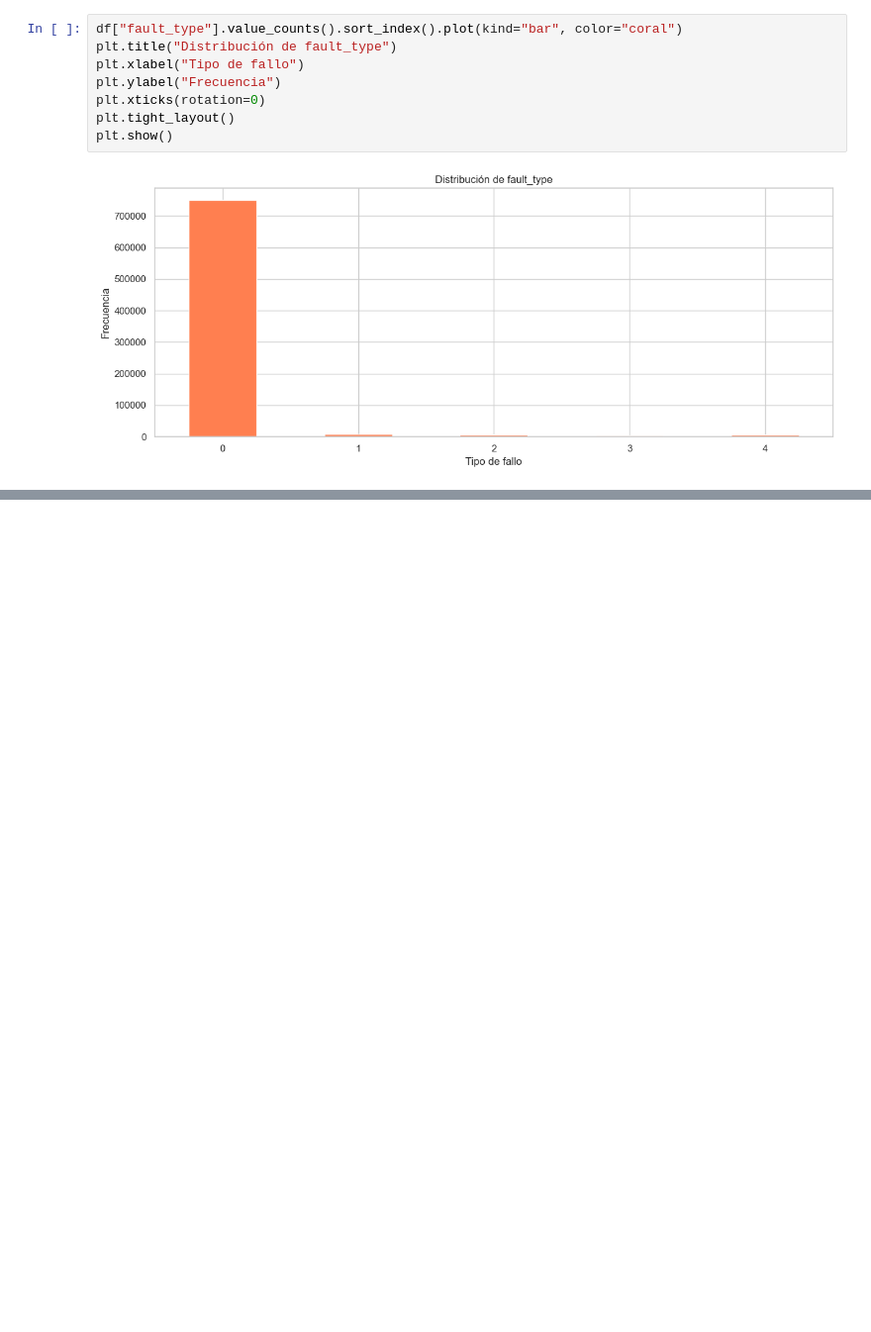
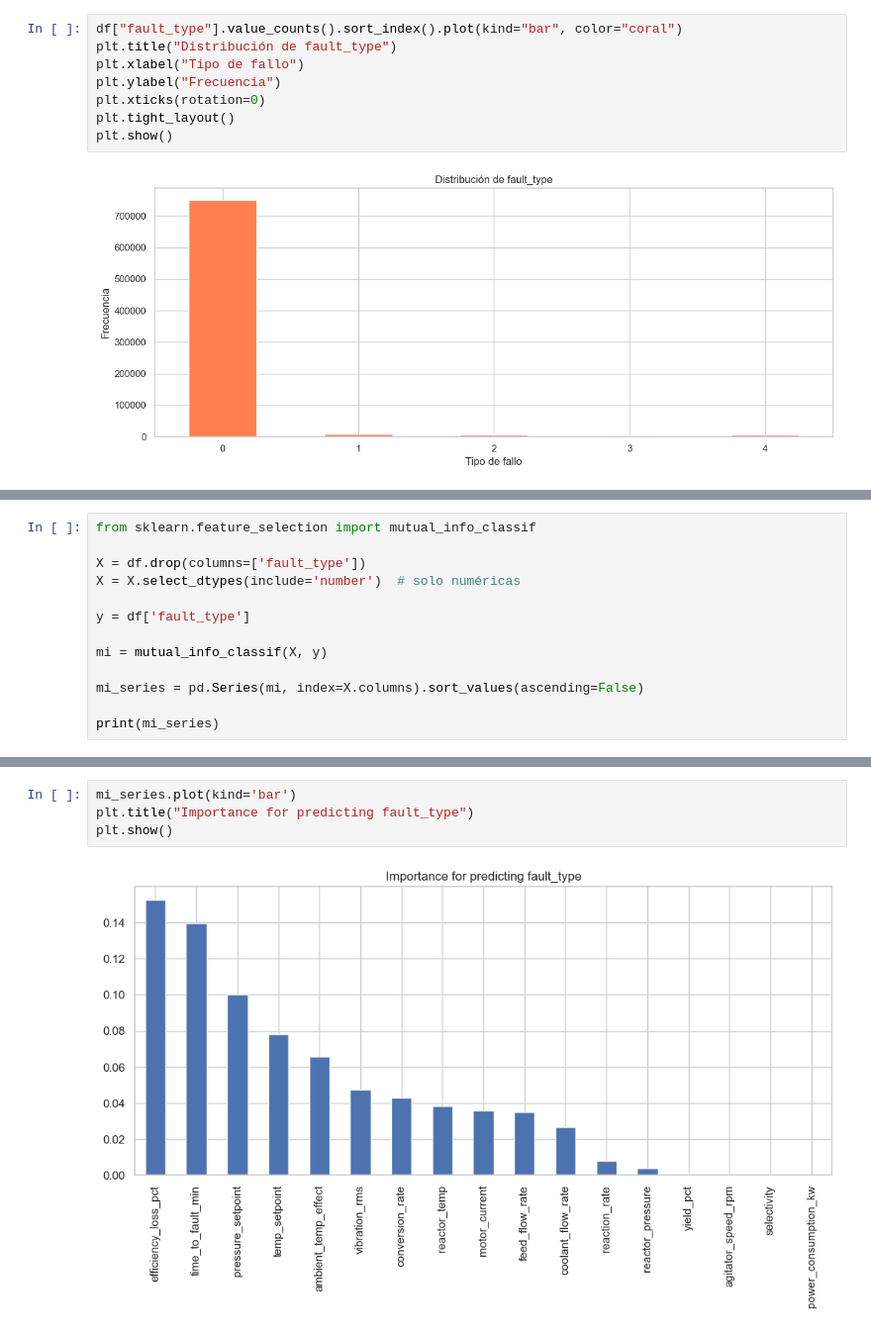
Before and after one commit to danielgonzalezmotos22/Mantenimiento_predictivo, a Jupyter notebook: src/notebooks/preprocesado.ipynb, the cells around one changed output, grey strips where cells are left out. Shown at 99% size. Drawn from its saved outputs; the diff is of its cells as text; blank space fills up the shorter version.

```diff
--- a/src/notebooks/preprocesado.ipynb
+++ b/src/notebooks/preprocesado.ipynb
@@ -374,0 +415,13 @@ plt.show()
+# %%
+from sklearn.feature_selection import mutual_info_classif
+
+X = df.drop(columns=['fault_type'])
+X = X.select_dtypes(include='number')  # solo numéricas
+
+y = df['fault_type']
+
+mi = mutual_info_classif(X, y)
+
+mi_series = pd.Series(mi, index=X.columns).sort_values(ascending=False)
+
+print(mi_series)
@@ -374,0 +447,6 @@ plt.show()
+# %%
+mi_series.plot(kind='bar')
+plt.title("Importance for predicting fault_type")
+plt.show()
+# %% [output]
+[figure, added]
```
Also changed, not shown: parts of 5 cells of this notebook.
